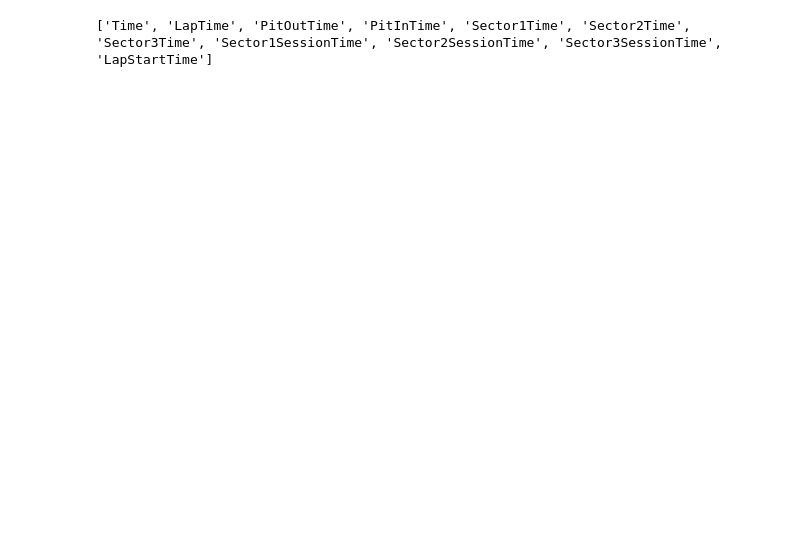
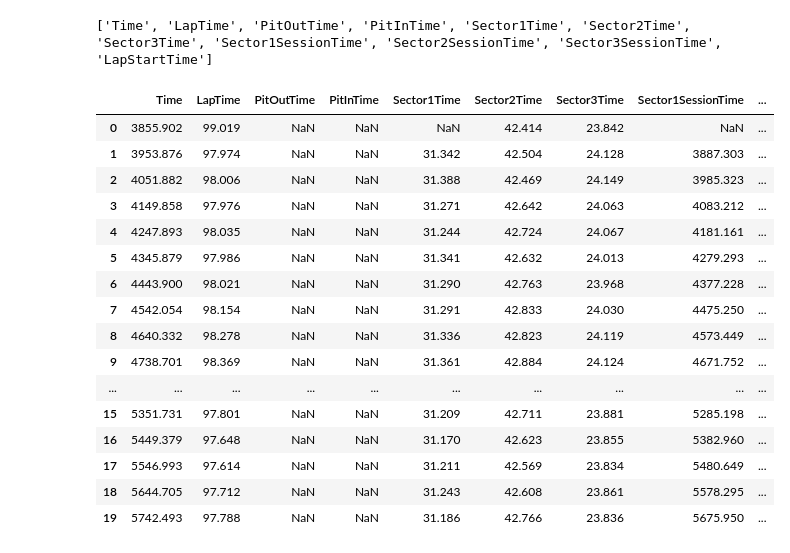
Before and after one commit to the-liyanage/f1-strategy-optimizer, a Jupyter notebook: notebooks/01_eda.ipynb, the cells around one changed output. Drawn from its saved outputs; the diff is of its cells as text; code cells hidden in the pictures; blank space fills up the shorter version.

```diff
--- a/notebooks/01_eda.ipynb
+++ b/notebooks/01_eda.ipynb
@@ -346,11 +346,35 @@ IsPersonalBest                 23           0.204
 # %%
 # Time-related cols
-time_cols =[feature for feature in categorical_features if "Time" in feature or "Date"  in feature]
+time_cols =[feature for feature in df.columns if ("Time" in feature) or ("Date"  in feature)]
 print(time_cols)
 # %% [output]
 ['Time', 'LapTime', 'PitOutTime', 'PitInTime', 'Sector1Time', 'Sector2Time', 'Sector3Time', 'Sector1SessionTime', 'Sector2SessionTime', 'Sector3SessionTime', 'LapStartTime']
 # %%
 # Convert to timedelta --> seconds
+
+# Strip column name incase of hidden spaces
+df.columns = df.columns.str.strip()
+
 # erros = "coerce" --> if you cannot convert a value, don't crash. replace it with NaN
 for col in time_cols:
     df[col] = pd.to_timedelta(df[col], errors = "coerce").dt.total_seconds()
+
+df[time_cols].head(20)
+# %% [output]
+|  | Time | LapTime | PitOutTime | PitInTime | Sector1Time | Sector2Time | Sector3Time | Sector1SessionTime | ... |
+| 0 | 3855.902 | 99.019 | NaN | NaN | NaN | 42.414 | 23.842 | NaN | ... |
+| 1 | 3953.876 | 97.974 | NaN | NaN | 31.342 | 42.504 | 24.128 | 3887.303 | ... |
+| 2 | 4051.882 | 98.006 | NaN | NaN | 31.388 | 42.469 | 24.149 | 3985.323 | ... |
+| 3 | 4149.858 | 97.976 | NaN | NaN | 31.271 | 42.642 | 24.063 | 4083.212 | ... |
+| 4 | 4247.893 | 98.035 | NaN | NaN | 31.244 | 42.724 | 24.067 | 4181.161 | ... |
+| 5 | 4345.879 | 97.986 | NaN | NaN | 31.341 | 42.632 | 24.013 | 4279.293 | ... |
+| 6 | 4443.900 | 98.021 | NaN | NaN | 31.290 | 42.763 | 23.968 | 4377.228 | ... |
+| 7 | 4542.054 | 98.154 | NaN | NaN | 31.291 | 42.833 | 24.030 | 4475.250 | ... |
+| 8 | 4640.332 | 98.278 | NaN | NaN | 31.336 | 42.823 | 24.119 | 4573.449 | ... |
+| 9 | 4738.701 | 98.369 | NaN | NaN | 31.361 | 42.884 | 24.124 | 4671.752 | ... |
+| ... | ... | ... | ... | ... | ... | ... | ... | ... | ... |
+| 15 | 5351.731 | 97.801 | NaN | NaN | 31.209 | 42.711 | 23.881 | 5285.198 | ... |
+| 16 | 5449.379 | 97.648 | NaN | NaN | 31.170 | 42.623 | 23.855 | 5382.960 | ... |
+| 17 | 5546.993 | 97.614 | NaN | NaN | 31.211 | 42.569 | 23.834 | 5480.649 | ... |
+| 18 | 5644.705 | 97.712 | NaN | NaN | 31.243 | 42.608 | 23.861 | 5578.295 | ... |
+| 19 | 5742.493 | 97.788 | NaN | NaN | 31.186 | 42.766 | 23.836 | 5675.950 | ... |
```
Also changed, not shown: parts of 2 cells of this notebook.
